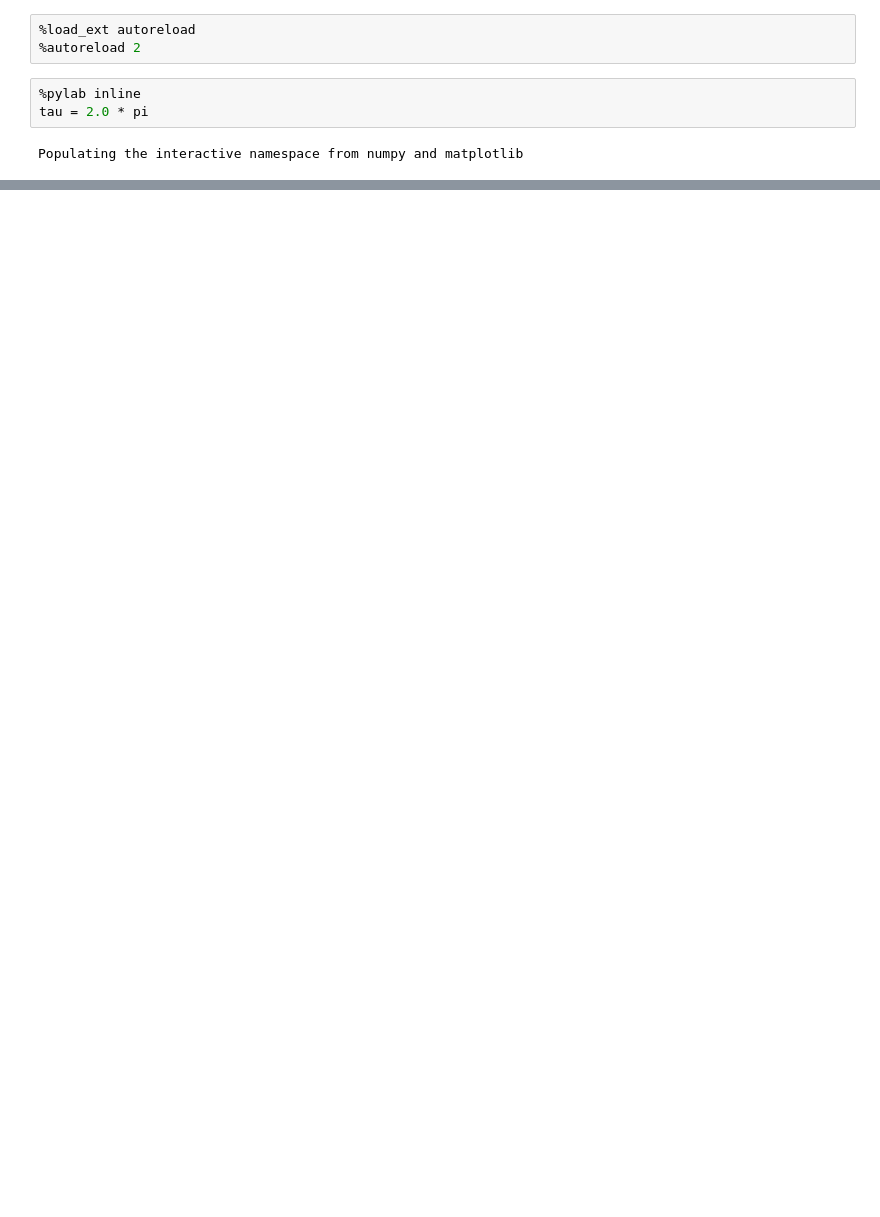
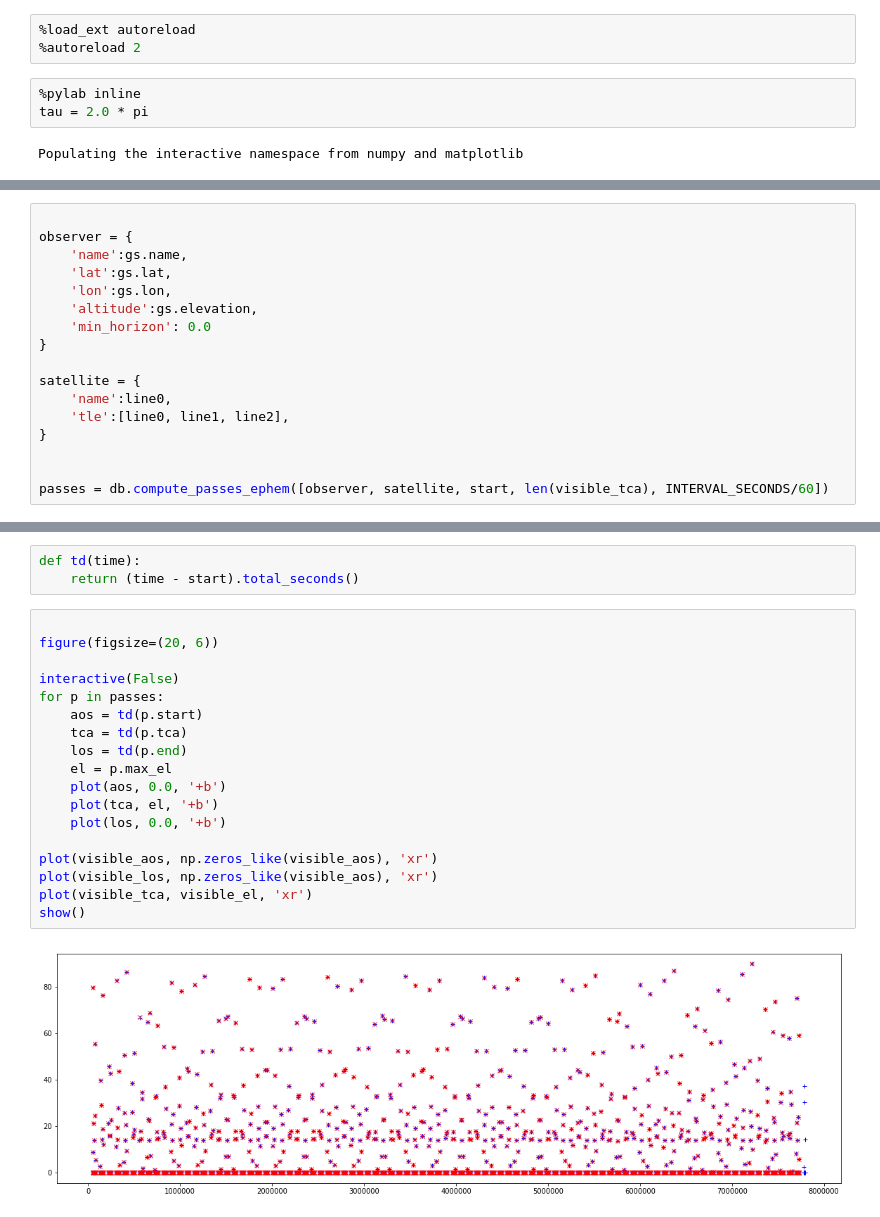
Before and after one commit to wiredlab/scheduling-bazaar, a Jupyter notebook: jupyter_notebooks/fast-find-passes.ipynb, the cells around one changed output, grey strips where cells are left out. Cells and saved outputs as stored; diff of their text form; blank space fills up the shorter version.

```diff
--- a/jupyter_notebooks/fast-find-passes.ipynb
+++ b/jupyter_notebooks/fast-find-passes.ipynb
@@ -149,0 +143,17 @@ body.tle.mean_motion
+# %%
+
+observer = {
+    'name':gs.name,
+    'lat':gs.lat,
+    'lon':gs.lon,
+    'altitude':gs.elevation,
+    'min_horizon': 0.0
+}
+
+satellite = {
+    'name':line0,
+    'tle':[line0, line1, line2],
+}
+
+
+passes = db.compute_passes_ephem([observer, satellite, start, len(visible_tca), INTERVAL_SECONDS/60])
@@ -149,0 +172,23 @@ body.tle.mean_motion
+# %%
+def td(time):
+    return (time - start).total_seconds()
+# %%
+
+figure(figsize=(20, 6))
+
+interactive(False)
+for p in passes:
+    aos = td(p.start)
+    tca = td(p.tca)
+    los = td(p.end)
+    el = p.max_el
+    plot(aos, 0.0, '+b')
+    plot(tca, el, '+b')
+    plot(los, 0.0, '+b')
+
+plot(visible_aos, np.zeros_like(visible_aos), 'xr')
+plot(visible_los, np.zeros_like(visible_aos), 'xr')
+plot(visible_tca, visible_el, 'xr')
+show()
+# %% [output]
+[figure, added]
```
Also changed, not shown: parts of 27 cells of this notebook.
